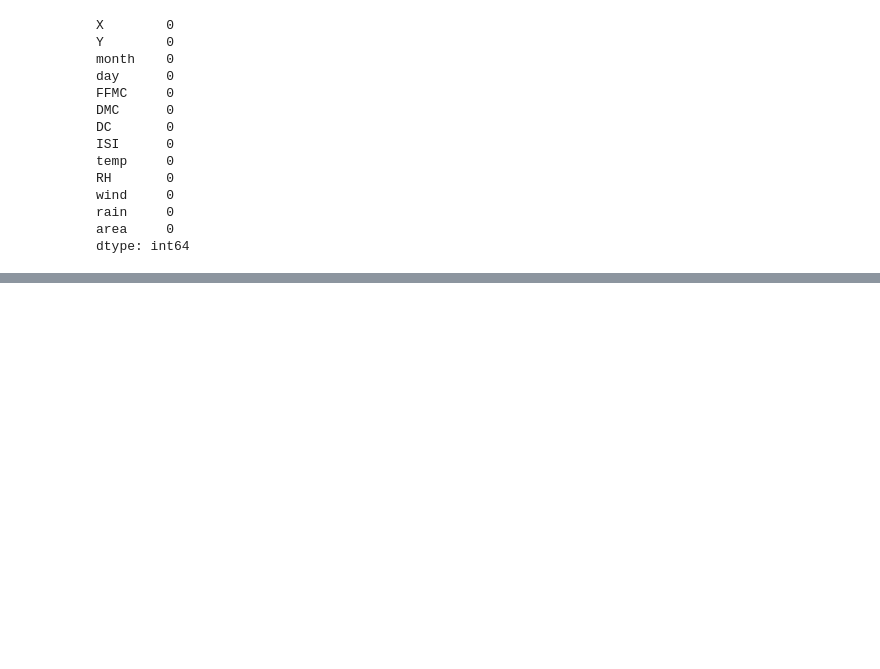
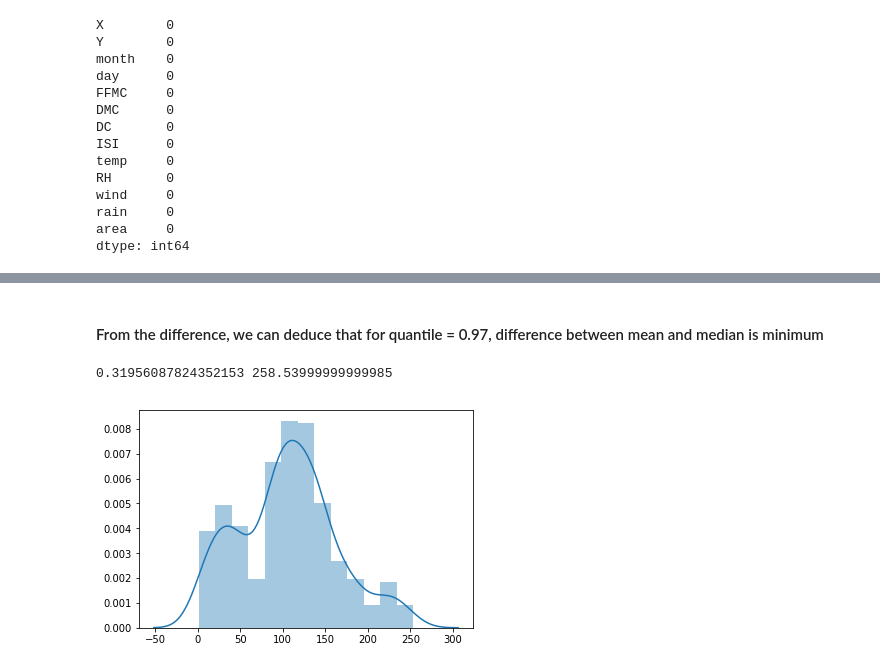
Before and after one commit to kaushal-py/data-mining, a Jupyter notebook: forest_visualization_a.ipynb, the cells around one changed output, grey strips where cells are left out. Saved outputs shown, nothing was run; the diff lists cells and outputs as text; code cells hidden in the pictures; blank space fills up the shorter version.

```diff
--- a/forest_visualization_a.ipynb
+++ b/forest_visualization_a.ipynb
@@ -63,0 +102,15 @@ sns.distplot(x);
+# %% [markdown]
+#### From the difference, we can deduce that for quantile = 0.97, difference between mean and median is minimum
+# %%
+def reduceByQuantile(df, col, quantile):
+    maxQuantile = df[col].quantile(quantile)
+    df2 = df[df[col] <= maxQuantile]
+    print(df2[col].median() - df2[col].mean(), maxQuantile)
+    return df2
+df2 = reduceByQuantile(df, 'DMC', 0.97)
+# %% [output]
+0.31956087824352153 258.53999999999985
+# %%
+sns.distplot(df2['DMC'].tolist());
+# %% [output]
+[figure, added]
```
Also changed, not shown: parts of 10 cells of this notebook.
